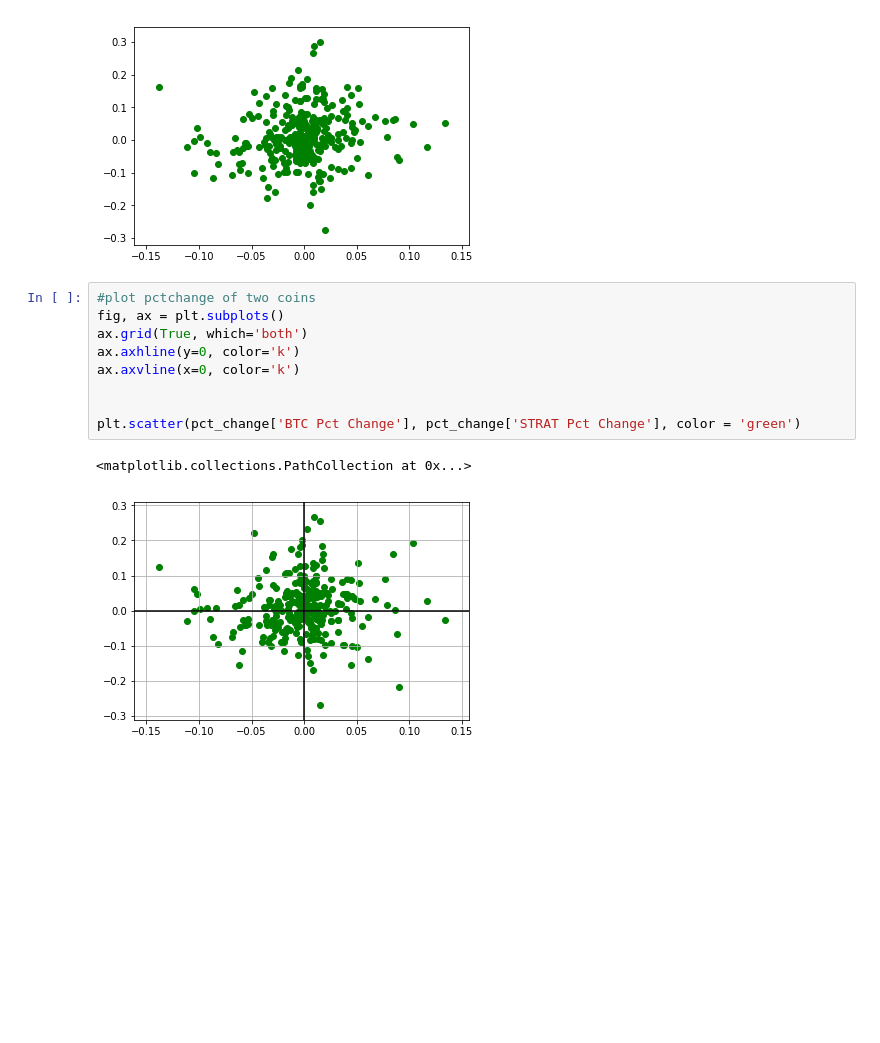
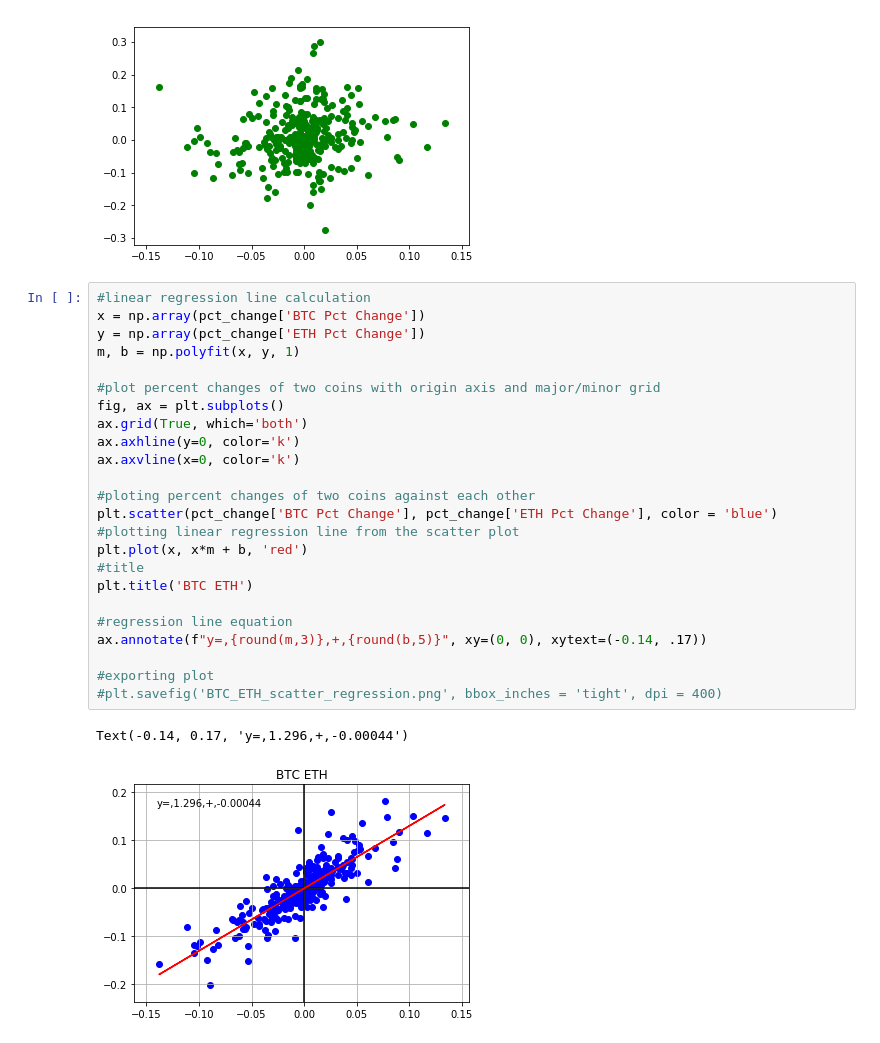
Before and after one commit to kevzha/CryptoAnalysis, a Jupyter notebook: Heatmaps_Graphing.ipynb, the cells around one changed output. Cells and saved outputs as stored; diff of their text form; blank space fills up the shorter version.

Commit message:
regression line format touches

```diff
--- a/Heatmaps_Graphing.ipynb
+++ b/Heatmaps_Graphing.ipynb
@@ -146,15 +153,30 @@ plt.scatter(pct_change['BTC Pct Change'], pct_change['WAN Pct Change'], color =
 # %% [output]
 <matplotlib.collections.PathCollection at 0x...>
 [figure]
-# %%
-#plot pctchange of two coins
-fig, ax = plt.subplots()
-ax.grid(True, which='both')
-ax.axhline(y=0, color='k')
-ax.axvline(x=0, color='k')
-
-
-plt.scatter(pct_change['BTC Pct Change'], pct_change['STRAT Pct Change'], color = 'green')
-# %% [output]
-<matplotlib.collections.PathCollection at 0x...>
-[figure, removed]
+# %%
+#linear regression line calculation
+x = np.array(pct_change['BTC Pct Change'])
+y = np.array(pct_change['ETH Pct Change'])
+m, b = np.polyfit(x, y, 1)
+
+#plot percent changes of two coins with origin axis and major/minor grid
+fig, ax = plt.subplots()
+ax.grid(True, which='both')
+ax.axhline(y=0, color='k')
+ax.axvline(x=0, color='k')
+
+#ploting percent changes of two coins against each other
+plt.scatter(pct_change['BTC Pct Change'], pct_change['ETH Pct Change'], color = 'blue')
+#plotting linear regression line from the scatter plot
+plt.plot(x, x*m + b, 'red')
+#title
+plt.title('BTC ETH')
+
+#regression line equation
+ax.annotate(f"y=,{round(m,3)},+,{round(b,5)}", xy=(0, 0), xytext=(-0.14, .17))
+
+#exporting plot
+#plt.savefig('BTC_ETH_scatter_regression.png', bbox_inches = 'tight', dpi = 400)
+# %% [output]
+Text(-0.14, 0.17, 'y=,1.296,+,-0.00044')
+[figure, added]
```
Also changed, not shown: parts of 8 cells of this notebook.
